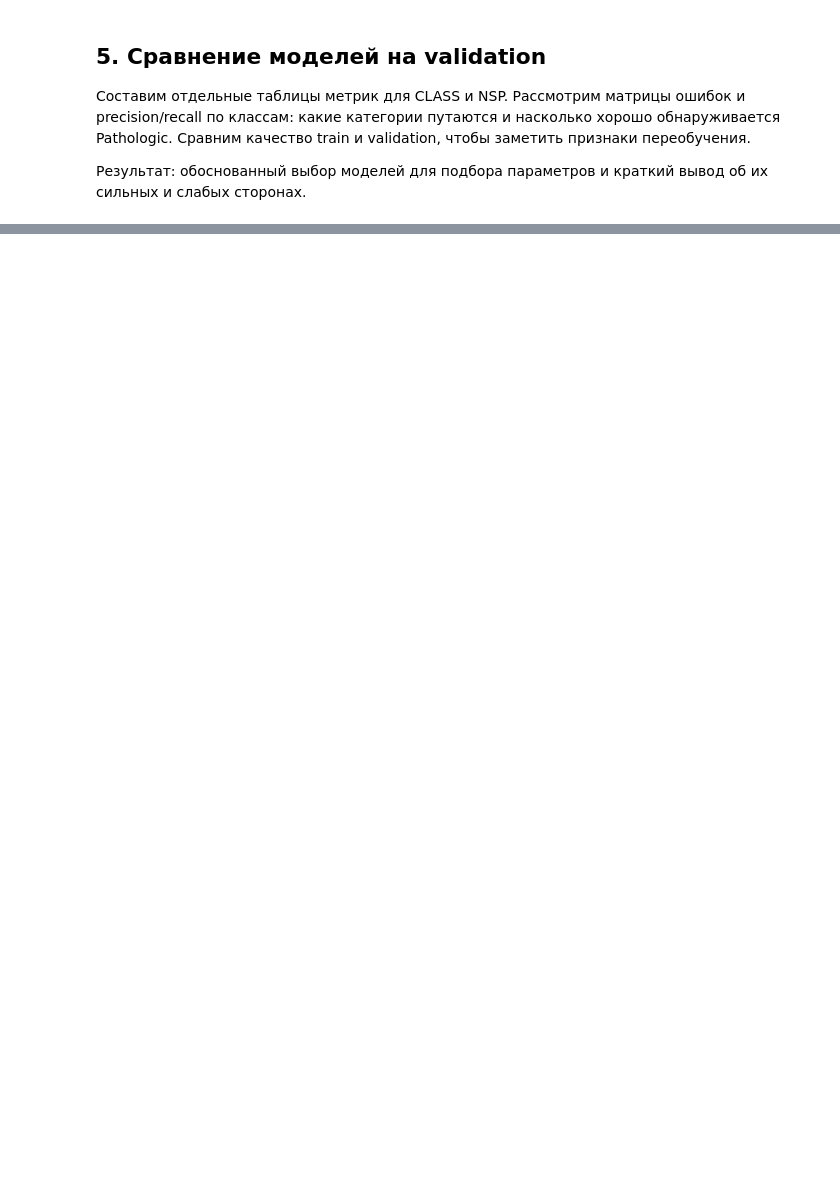
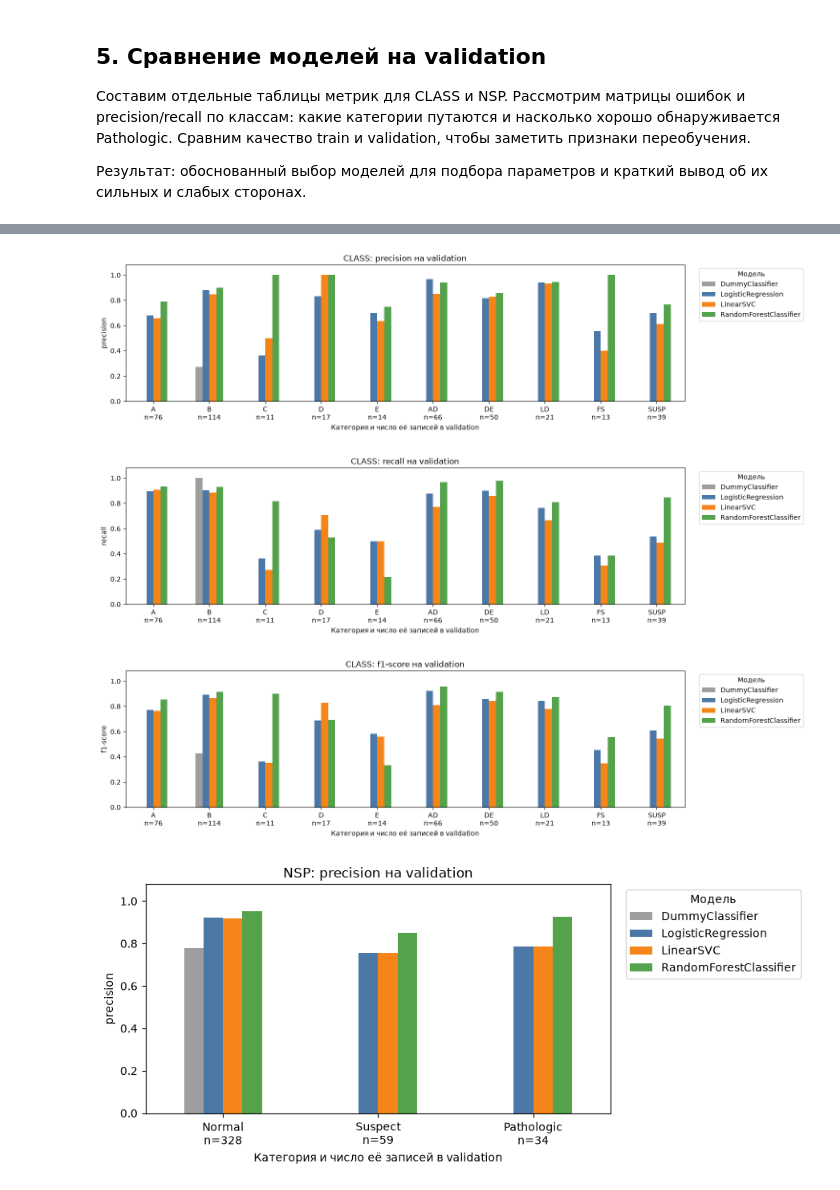
Before and after one commit to headsoft-mikhail/netology-aiepro-ml-classifier-demo, a Jupyter notebook: experiments/notebooks/03_classical_models.ipynb, the cells around one changed output, grey strips where cells are left out. Drawn from its saved outputs; the diff is of its cells as text; code cells hidden in the pictures; blank space fills up the shorter version.

```diff
--- a/experiments/notebooks/03_classical_models.ipynb
+++ b/experiments/notebooks/03_classical_models.ipynb
@@ -44,0 +426,34 @@ Train используется для обучения, validation — для с
+# %%
+import matplotlib.pyplot as plt
+
+class_reports = {}
+model_colors = ["#9e9e9e", "#4c78a8", "#f58518", "#54a24b"]
+for target in ClassificationTarget:
+    rows = []
+    for (model_target, model_name), evaluations in model_evaluations.items():
+        if model_target != target:
+            continue
+        evaluation = evaluations["validation"]
+        for label in evaluation.labels:
+            rows.append({"Модель": model_name, "Категория": label, **evaluation.report[label]})
+    report = pd.DataFrame(rows)
+    class_reports[target] = report
+    labels = {ClassificationTarget.CLASS: class_mapping, ClassificationTarget.NSP: nsp_mapping}[target].values()
+    support = report.groupby("Категория")["support"].first()
+    for metric in ["precision", "recall", "f1-score"]:
+        values = report.pivot(index="Категория", columns="Модель", values=metric).reindex(labels)
+        values = values.reindex(columns=["DummyClassifier", "LogisticRegression", "LinearSVC", "RandomForestClassifier"])
+        ax = values.plot.bar(figsize=(15 if target == ClassificationTarget.CLASS else 9, 4), color=model_colors)
+        ax.set_ylim(0, 1.08)
+        ax.set_title(f"{target.value}: {metric} на validation")
+        ax.set_ylabel(metric)
+        ax.set_xlabel("Категория и число её записей в validation")
+        ax.set_xticklabels([f"{label}\nn={int(support[label])}" for label in values.index], rotation=0)
+        ax.legend(title="Модель", bbox_to_anchor=(1.02, 1), loc="upper left")
+        ax.figure.tight_layout()
+        plt.show()
+# %% [output]
+[figure, added]
+[figure, added]
+[figure, added]
+[figure, added]
```
Also changed, not shown: parts of 51 cells of this notebook, 9 other files.
